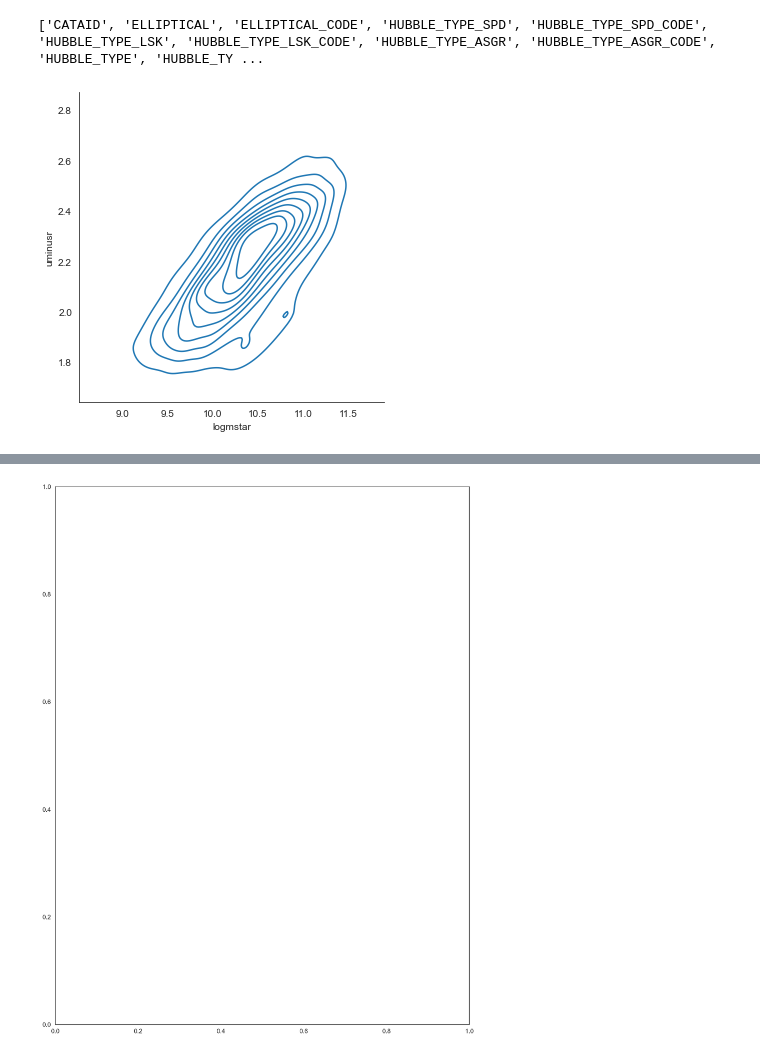
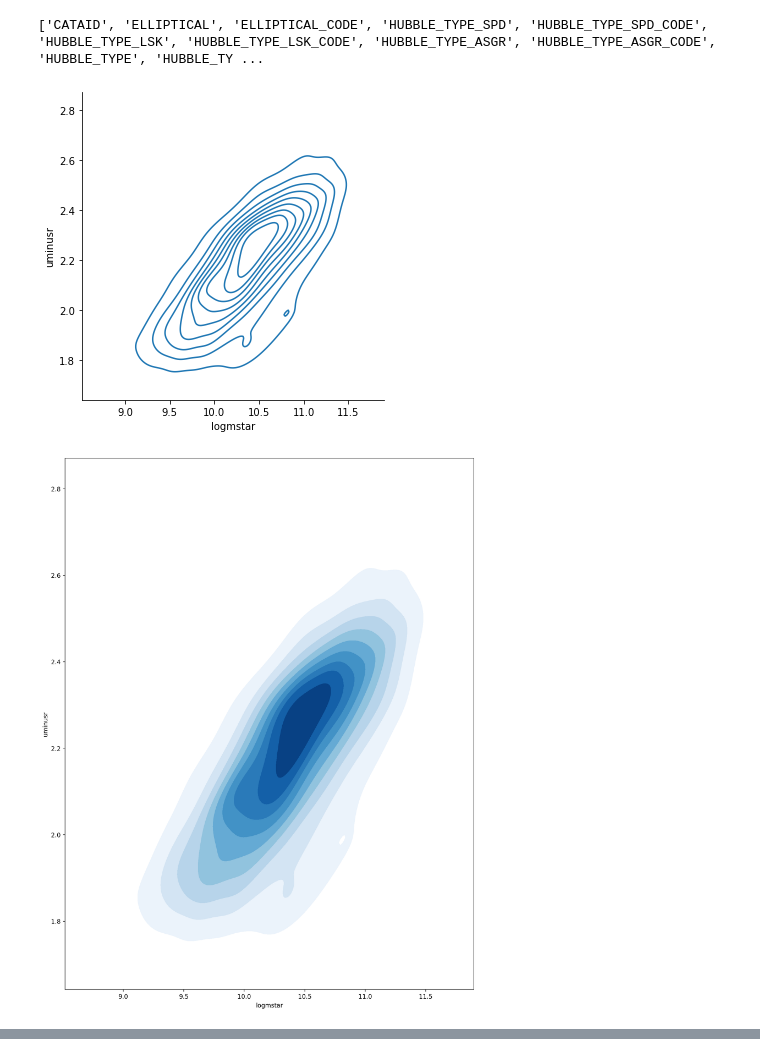
Before and after one commit to KeithSloan/MSc_Project, a Jupyter notebook: Jupyter/AstropyTable/CountourMaps.ipynb, the cells around one changed output, grey strips where cells are left out. Drawn from its saved outputs; the diff is of its cells as text; code cells hidden in the pictures.

```diff
--- a/Jupyter/AstropyTable/CountourMaps.ipynb
+++ b/Jupyter/AstropyTable/CountourMaps.ipynb
@@ -21,48 +21,36 @@ xfield ='logmstar'
 
 # set seaborn style
 #sns.set_style("white")
 
-values = np.vstack([RErange[xfield],RErange[yfield]])
-#df = values.to_pandas()
 df = RErange.to_pandas()
-#df = df[df.flux != 0]
-#df = pd.DataFrame(values,columns=['x', 'y'])
-#df = pd.DataFrame(values)
-#df = pd.DataFrame()
-#df[xfield] = RErange[xfield]
-#df[yfield] = RErange[yfield]
-#df = pd.DataFrame(RErange[xfield],RErange[yfield], columns=['x', 'y'])
-#print(df)
-# Basic 2D density plot
-#sns.kdeplot(x=RErange[xfield], y=RErange[yfield], cmap='Blues')
-#sns.displot(df, x=xfield, y=yfield, kind="kde")
+
 sns.displot(df, x='logmstar', y='uminusr', kind="kde")
 #sns.displot(df, kind="kde")
 #sns.kdeplot(df);
 #sns.kdeplot(RErange[xfield], RErange[yfield], cmap='Blues')
 plt.show()
 
 
-
 fig = plt.figure(figsize=(12, 16), dpi=200)
 ax1 = fig.add_subplot(1, 1, 1)
-#sns.kdeplot(RErange[xfield],RErange[yfield], ax = ax1, cmap='Blues')
-sns.kdeplot(df,x='logmstar', y='uminusr', ax = ax1, cmap='Blues')
-
+sns.kdeplot(df.logmstar, df.uminusr, ax = ax1, cmap='Blues',  fill=True)
+#sns.kdeplot(df.logmstar, df.uminusr, ax = ax1,  hue="kind", fill=True)
+plt.show()
 
 
 print(stats.linregress(RErange[xfield],RErange[yfield]))
 m,c,r,p,e = stats.linregress(RErange[xfield],RErange[yfield])
 print(m,c)
 delta = 0.2
 RErange.add_column(RErange[yfield] > RErange[xfield]*m + c-delta,name='RedBlue')
 print(RErange['RedBlue'])
 red = len(RErange[RErange['RedBlue'] == True])
 num = len(RErange)
 blue = num - red
 print('Total : '+str(num))
 print('Red   : '+str(red))
 print('Blue  : '+str(blue))
 # %% [output]
 ['CATAID', 'ELLIPTICAL', 'ELLIPTICAL_CODE', 'HUBBLE_TYPE_SPD', 'HUBBLE_TYPE_SPD_CODE', 'HUBBLE_TYPE_LSK', 'HUBBLE_TYPE_LSK_CODE', 'HUBBLE_TYPE_ASGR', 'HUBBLE_TYPE_ASGR_CODE', 'HUBBLE_TYPE', 'HUBBLE_TY ...
-[figure, old version]
+[figure, new version]
+[figure, new version]
@@ -70 +73,0 @@ ValueError: Could not interpret value `uminusr` for parameter `y`
-[figure, old version]
```
Also changed, not shown: parts of 1 cell of this notebook, 8 other files.
